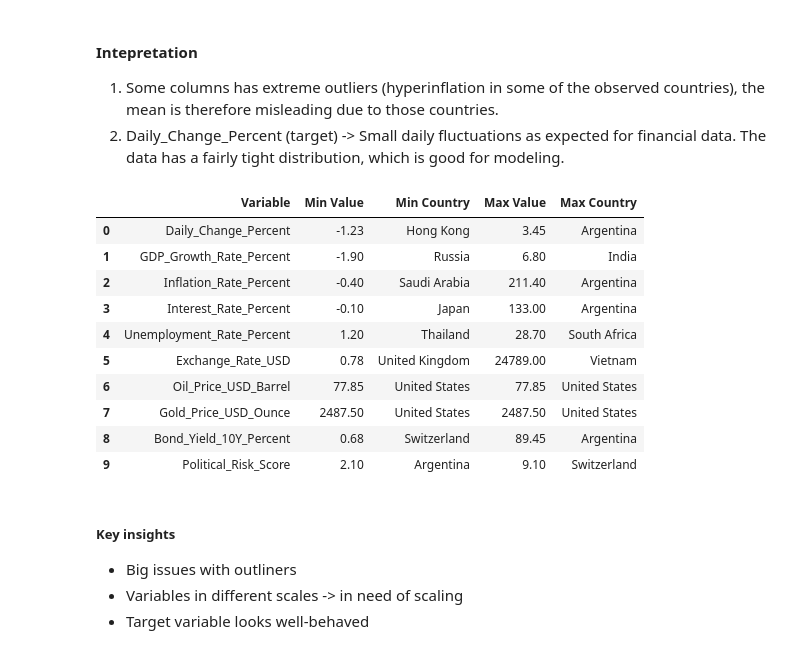
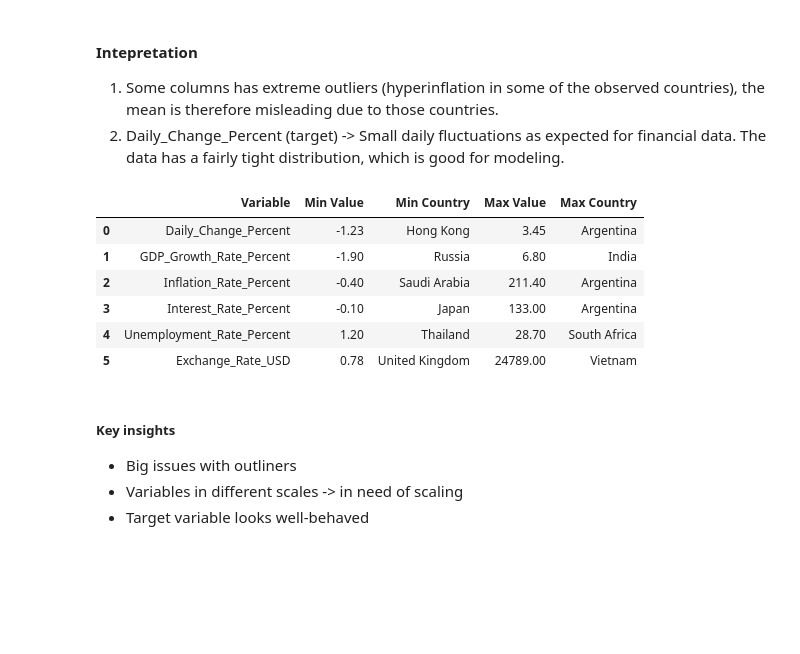
Before and after one commit to irenanguyen/4iz565_team_work, a Jupyter notebook: presentation.ipynb, the cells around one changed output. Cells and saved outputs as stored; diff of their text form; code cells hidden in the pictures; blank space fills up the shorter version.

```diff
--- a/presentation.ipynb
+++ b/presentation.ipynb
@@ -91,6 +91,7 @@ Data columns (total 26 columns):
 dtypes: float64(20), str(6)
 memory usage: 8.1 KB
 # %%
+# Dropping irrelevant columns
 cols_to_drop = [
     'Current_Account_Balance_Billion_USD',
     'Stock_Index',
@@ -105,9 +106,11 @@ cols_to_drop = [
     'Currency_Code',
     'Currency_Change_YTD_Percent',
     'Government_Debt_GDP_Percent',
-    'Index_Value'
+    'Index_Value',
+    'Oil_Price_USD_Barrel',
+    'Gold_Price_USD_Ounce',
+    'Bond_Yield_10Y_Percent',
+    'Political_Risk_Score'
 ]
 
-#descriptive stats
 data.drop(columns=cols_to_drop, inplace=True)
-data.head()
@@ -194,42 +186,34 @@ variables = [
     "Daily_Change_Percent",
     "GDP_Growth_Rate_Percent",
     "Inflation_Rate_Percent",
     "Interest_Rate_Percent",
     "Unemployment_Rate_Percent",
-    "Exchange_Rate_USD",
-    "Oil_Price_USD_Barrel",
-    "Gold_Price_USD_Ounce",
-    "Bond_Yield_10Y_Percent",
-    "Political_Risk_Score"
+    "Exchange_Rate_USD"
 ]
 
 for var in variables:
     # index of min and max
     min_idx = data[var].idxmin()
     max_idx = data[var].idxmax()
 
     extreme.append({
         "Variable": var,
         "Min Value": data.loc[min_idx, var],
         "Min Country": data.loc[min_idx, "Country"],
         "Max Value": data.loc[max_idx, var],
         "Max Country": data.loc[max_idx, "Country"]
     })
 
 extremes_df = pd.DataFrame(extreme)
 extremes_df
 # %% [output]
 |  | Variable | Min Value | Min Country | Max Value | Max Country |
 | 0 | Daily_Change_Percent | -1.23 | Hong Kong | 3.45 | Argentina |
 | 1 | GDP_Growth_Rate_Percent | -1.90 | Russia | 6.80 | India |
 | 2 | Inflation_Rate_Percent | -0.40 | Saudi Arabia | 211.40 | Argentina |
 | 3 | Interest_Rate_Percent | -0.10 | Japan | 133.00 | Argentina |
 | 4 | Unemployment_Rate_Percent | 1.20 | Thailand | 28.70 | South Africa |
 | 5 | Exchange_Rate_USD | 0.78 | United Kingdom | 24789.00 | Vietnam |
-| 6 | Oil_Price_USD_Barrel | 77.85 | United States | 77.85 | United States |
-| 7 | Gold_Price_USD_Ounce | 2487.50 | United States | 2487.50 | United States |
-| 8 | Bond_Yield_10Y_Percent | 0.68 | Switzerland | 89.45 | Argentina |
-| 9 | Political_Risk_Score | 2.10 | Argentina | 9.10 | Switzerland |
 # %% [markdown]
 ##### Key insights
 - Big issues with outliners
```
Also changed, not shown: parts of 11 cells of this notebook.
